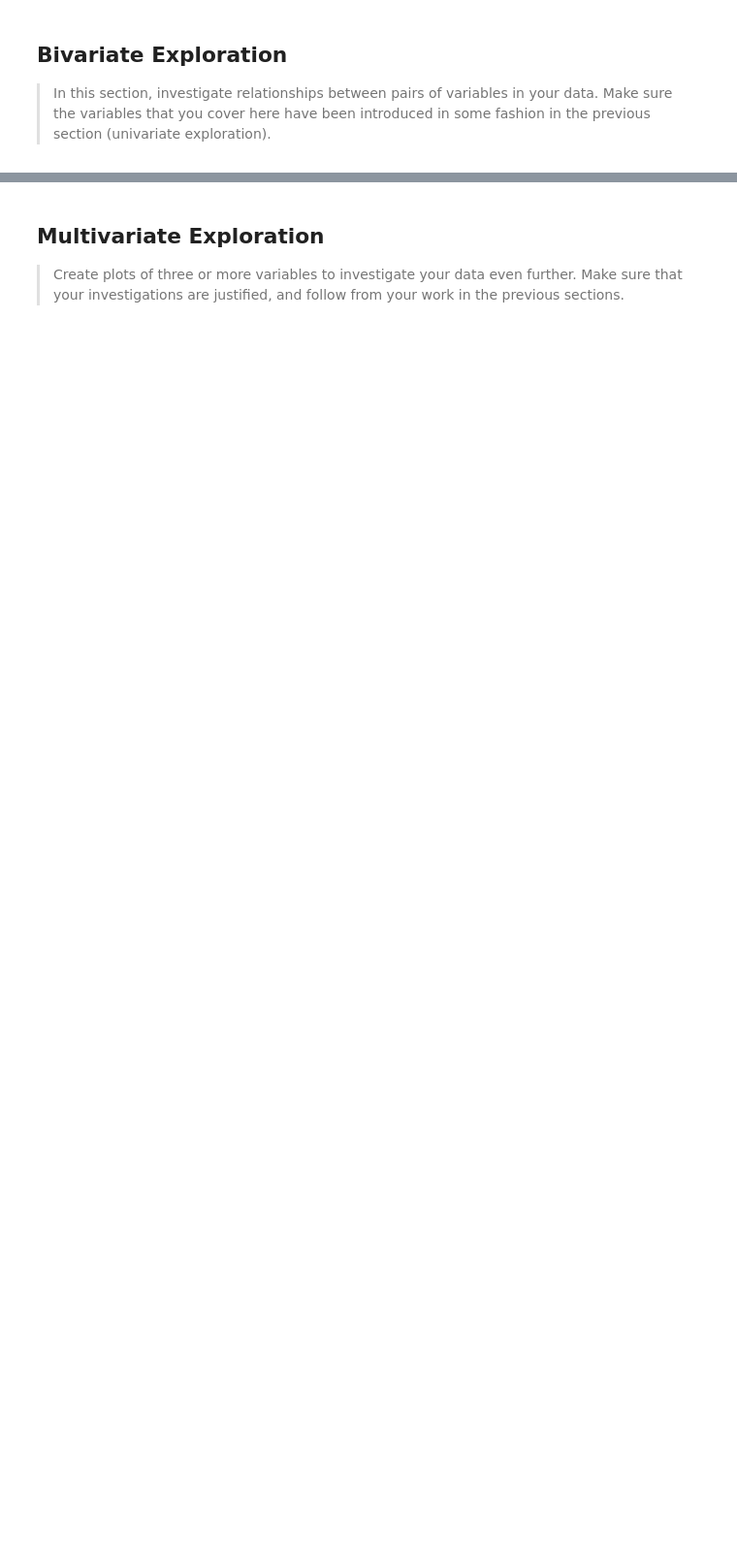
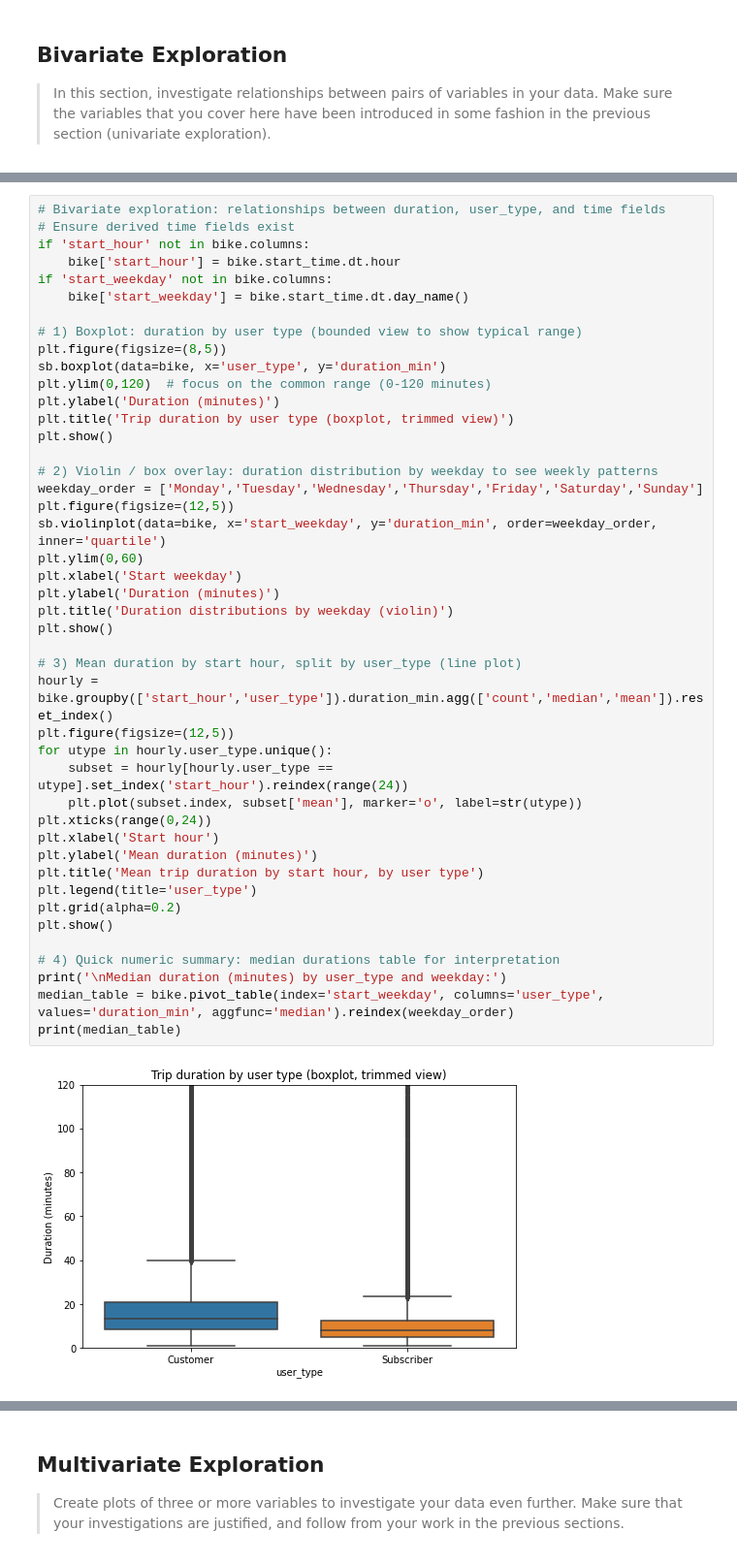
Before and after one commit to 86burke/DAND_Ford_GoBike_System, a Jupyter notebook: Part_I_exploration_template.ipynb, the cells around one changed output, grey strips where cells are left out. Shown at 97% size. Cells and saved outputs as stored; diff of their text form; blank space fills up the shorter version.

```diff
--- a/Part_I_exploration_template.ipynb
+++ b/Part_I_exploration_template.ipynb
@@ -136,0 +254,46 @@ fashion in the previous section (univariate exploration).
+# %%
+# Bivariate exploration: relationships between duration, user_type, and time fields
+# Ensure derived time fields exist
+if 'start_hour' not in bike.columns:
+    bike['start_hour'] = bike.start_time.dt.hour
+if 'start_weekday' not in bike.columns:
+    bike['start_weekday'] = bike.start_time.dt.day_name()
+
+# 1) Boxplot: duration by user type (bounded view to show typical range)
+plt.figure(figsize=(8,5))
+sb.boxplot(data=bike, x='user_type', y='duration_min')
+plt.ylim(0,120)  # focus on the common range (0-120 minutes)
+plt.ylabel('Duration (minutes)')
+plt.title('Trip duration by user type (boxplot, trimmed view)')
+plt.show()
+
+# 2) Violin / box overlay: duration distribution by weekday to see weekly patterns
+weekday_order = ['Monday','Tuesday','Wednesday','Thursday','Friday','Saturday','Sunday']
+plt.figure(figsize=(12,5))
+sb.violinplot(data=bike, x='start_weekday', y='duration_min', order=weekday_order, inner='quartile')
+plt.ylim(0,60)
+plt.xlabel('Start weekday')
+plt.ylabel('Duration (minutes)')
+plt.title('Duration distributions by weekday (violin)')
+plt.show()
+
+# 3) Mean duration by start hour, split by user_type (line plot)
+hourly = bike.groupby(['start_hour','user_type']).duration_min.agg(['count','median','mean']).reset_index()
+plt.figure(figsize=(12,5))
+for utype in hourly.user_type.unique():
+    subset = hourly[hourly.user_type == utype].set_index('start_hour').reindex(range(24))
+    plt.plot(subset.index, subset['mean'], marker='o', label=str(utype))
+plt.xticks(range(0,24))
+plt.xlabel('Start hour')
+plt.ylabel('Mean duration (minutes)')
+plt.title('Mean trip duration by start hour, by user type')
+plt.legend(title='user_type')
+plt.grid(alpha=0.2)
+plt.show()
+
+# 4) Quick numeric summary: median durations table for interpretation
+print('\nMedian duration (minutes) by user_type and weekday:')
+median_table = bike.pivot_table(index='start_weekday', columns='user_type', values='duration_min', aggfunc='median').reindex(weekday_order)
+print(median_table)
+# %% [output]
+[figure, added]
```
Also changed, not shown: parts of 20 cells of this notebook, 1 other file.
